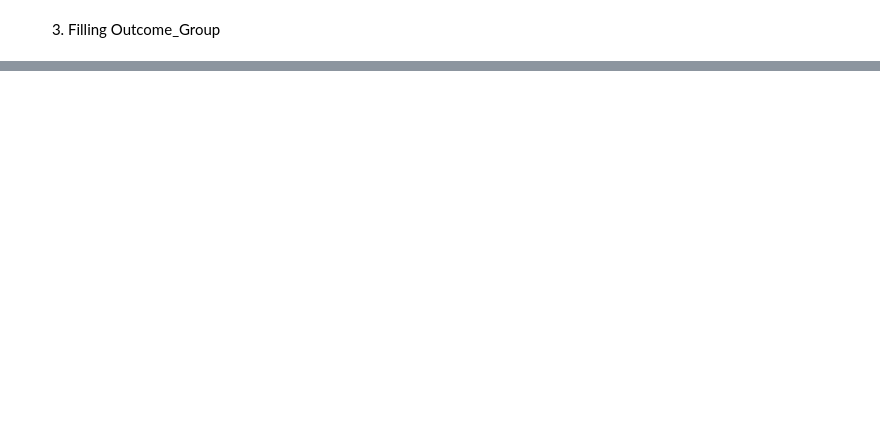
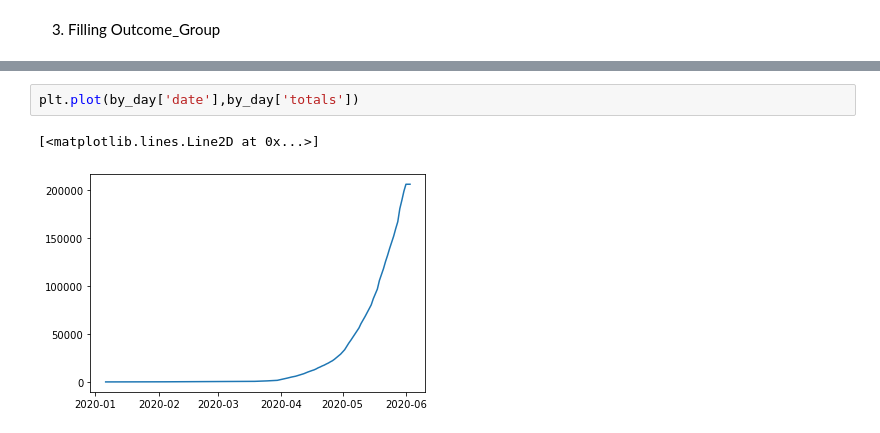
Before and after one commit to HarryPreet/data-mining-459, a Jupyter notebook: milestone1/code/src/eda.ipynb, the cells around one changed output, grey strips where cells are left out. Drawn from its saved outputs; the diff is of its cells as text; blank space fills up the shorter version.

```diff
--- a/milestone1/code/src/eda.ipynb
+++ b/milestone1/code/src/eda.ipynb
@@ -30,0 +112,5 @@ cases_train.head()
+# %%
+plt.plot(by_day['date'],by_day['totals'])
+# %% [output]
+[<matplotlib.lines.Line2D at 0x...>]
+[figure, added]
```
Also changed, not shown: parts of 11 cells of this notebook, 1 other file.
